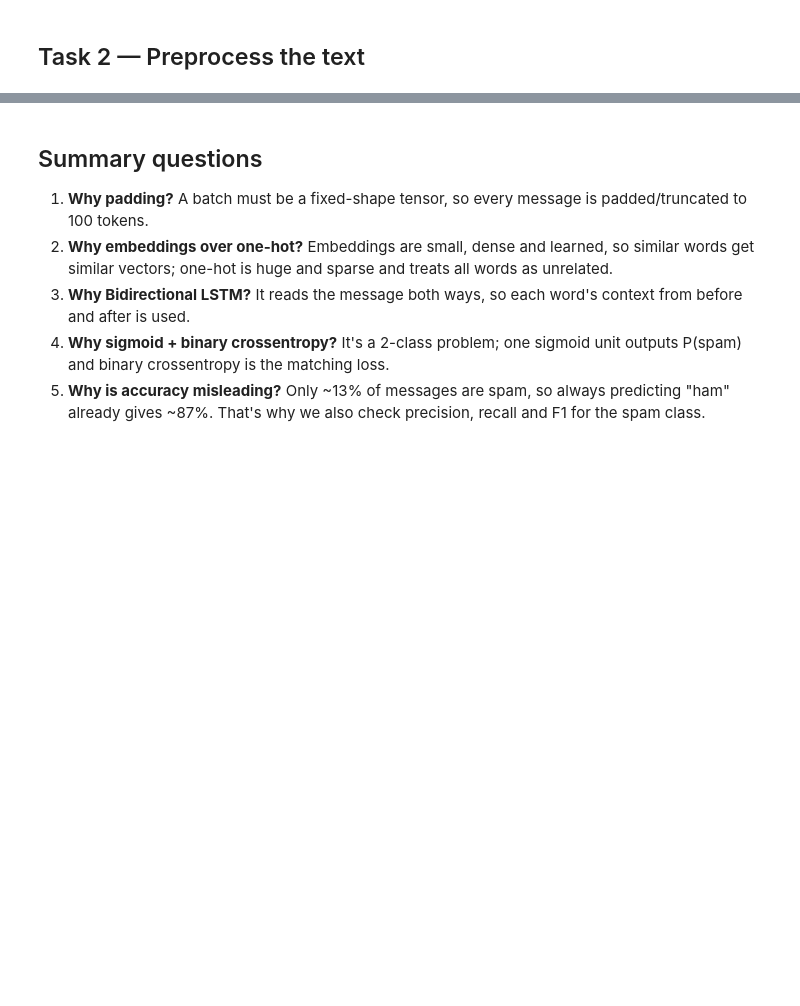
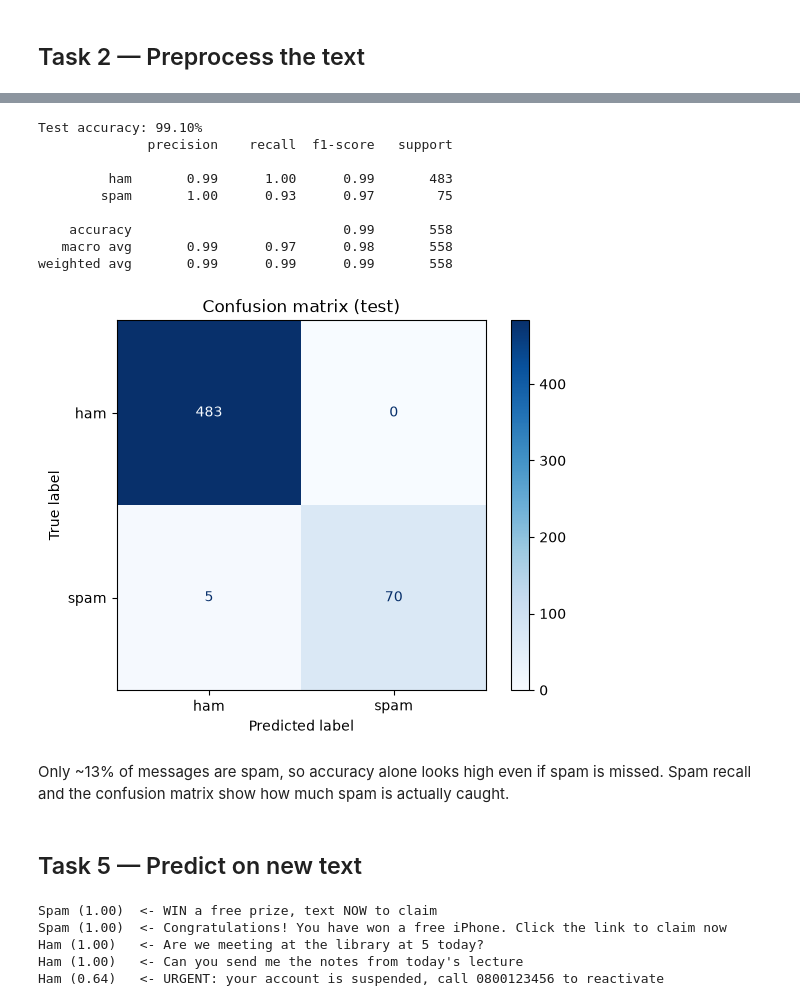
Before and after one commit to kartikeyagrawal2007/DL-lab-Sem5, a Jupyter notebook: Lab-7/1BM24CD028_Kartikey_Agrawal_Lab7_Spam.ipynb, the cells around one changed output, grey strips where cells are left out. Drawn from its saved outputs; the diff is of its cells as text; code cells hidden in the pictures; blank space fills up the shorter version.

```diff
--- a/Lab-7/1BM24CD028_Kartikey_Agrawal_Lab7_Spam.ipynb
+++ b/Lab-7/1BM24CD028_Kartikey_Agrawal_Lab7_Spam.ipynb
@@ -195,8 +160,43 @@ Spam (p_spam=1.00)  <- Win cash prizes every week! Text WIN to 80085
+# %%
+loss, acc = model.evaluate(X_test, y_test, verbose=0)
+print(f"Test accuracy: {acc*100:.2f}%")
+
+y_pred = (model.predict(X_test, verbose=0).ravel() >= 0.5).astype(int)
+print(classification_report(y_test, y_pred, target_names=["ham", "spam"]))
+ConfusionMatrixDisplay.from_predictions(y_test, y_pred, display_labels=["ham", "spam"], cmap="Blues")
+plt.title("Confusion matrix (test)"); plt.show()
+# %% [output]
+Test accuracy: 99.10%
+              precision    recall  f1-score   support
+
+         ham       0.99      1.00      0.99       483
+        spam       1.00      0.93      0.97        75
+
+    accuracy                           0.99       558
+   macro avg       0.99      0.97      0.98       558
+weighted avg       0.99      0.99      0.99       558
+[figure, added]
+# %% [markdown]
+Only ~13% of messages are spam, so accuracy alone looks high even if spam is missed. Spam recall and the confusion matrix show how much spam is actually caught.
 # %% [markdown]
-## Summary questions
-
-1. **Why padding?** A batch must be a fixed-shape tensor, so every message is padded/truncated to 100 tokens.
-2. **Why embeddings over one-hot?** Embeddings are small, dense and learned, so similar words get similar vectors; one-hot is huge and sparse and treats all words as unrelated.
-3. **Why Bidirectional LSTM?** It reads the message both ways, so each word's context from before and after is used.
-4. **Why sigmoid + binary crossentropy?** It's a 2-class problem; one sigmoid unit outputs P(spam) and binary crossentropy is the matching loss.
-5. **Why is accuracy misleading?** Only ~13% of messages are spam, so always predicting "ham" already gives ~87%. That's why we also check precision, recall and F1 for the spam class.
+## Task 5 — Predict on new text
+# %%
+def predict(text):
+    p = model.predict(vectorizer([text]), verbose=0)[0][0]
+    return f"Spam ({p:.2f})" if p >= 0.5 else f"Ham ({1 - p:.2f})"
+
+samples = [
+    "WIN a free prize, text NOW to claim",
+    "Congratulations! You have won a free iPhone. Click the link to claim now",
+    "Are we meeting at the library at 5 today?",
+    "Can you send me the notes from today's lecture",
+    "URGENT: your account is suspended, call 0800123456 to reactivate",  # tricky
+]
+for s in samples:
+    print(f"{predict(s):12s} <- {s}")
+# %% [output]
+Spam (1.00)  <- WIN a free prize, text NOW to claim
+Spam (1.00)  <- Congratulations! You have won a free iPhone. Click the link to claim now
+Ham (1.00)   <- Are we meeting at the library at 5 today?
+Ham (1.00)   <- Can you send me the notes from today's lecture
+Ham (0.64)   <- URGENT: your account is suspended, call 0800123456 to reactivate
```
Also changed, not shown: parts of 20 cells of this notebook, 2 other files.
